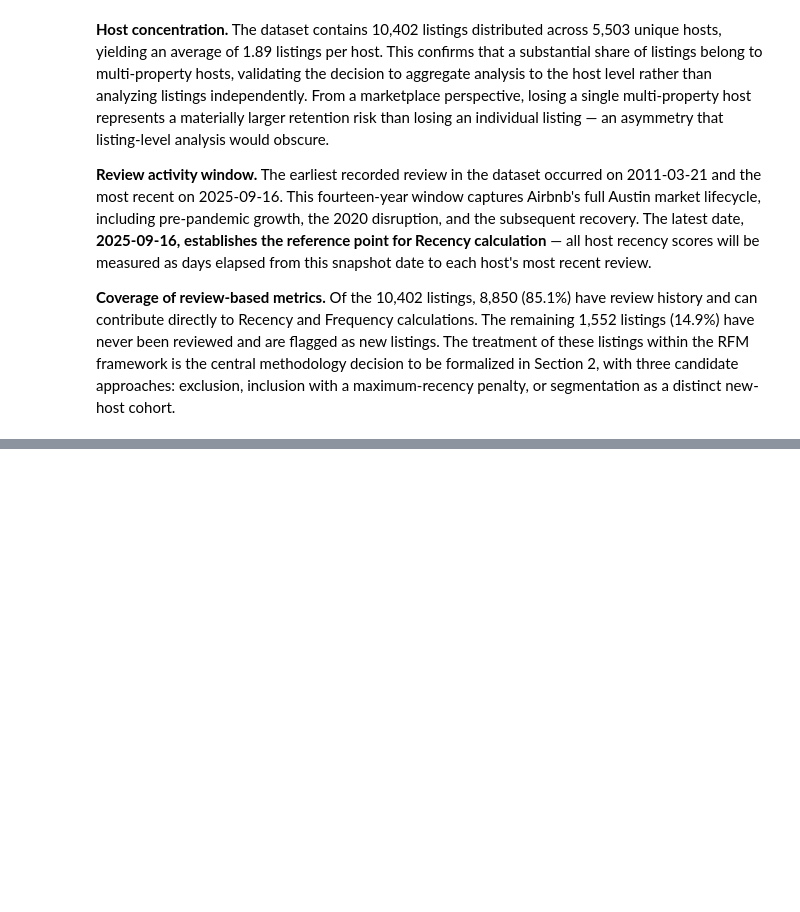
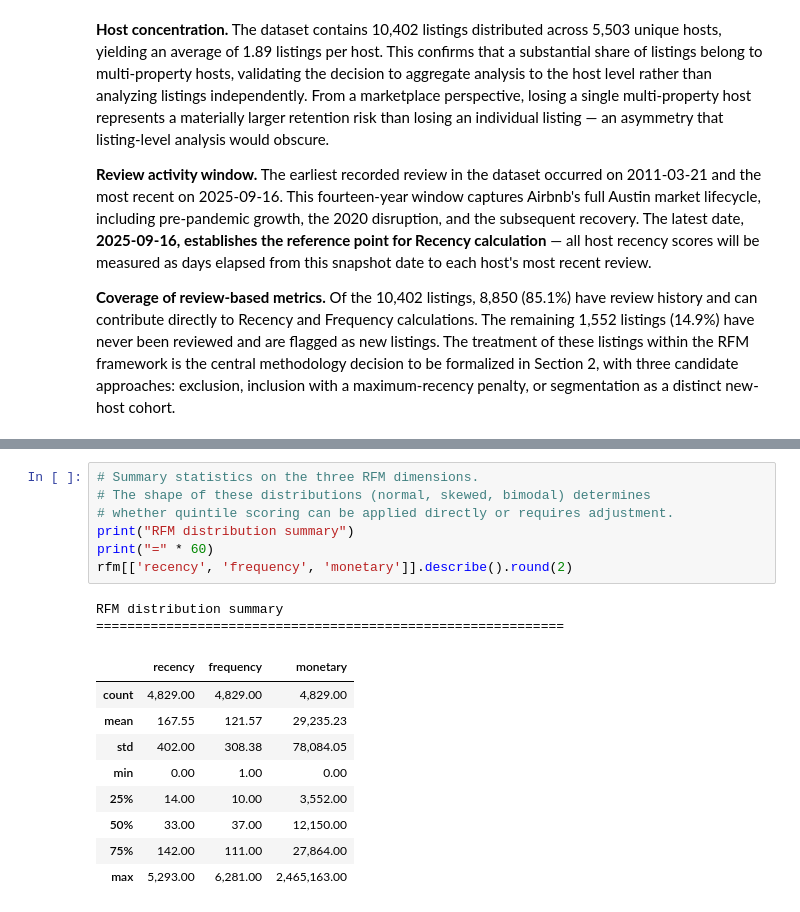
Before and after one commit to Cijan540/my-project-2-rfm-segmentation, a Jupyter notebook: rfm_analysis.ipynb, the cells around one changed output, grey strips where cells are left out. Drawn from its saved outputs; the diff is of its cells as text; blank space fills up the shorter version.

```diff
--- a/rfm_analysis.ipynb
+++ b/rfm_analysis.ipynb
@@ -165,0 +288,19 @@ Listings without:      1,552
+# %%
+# Summary statistics on the three RFM dimensions.
+# The shape of these distributions (normal, skewed, bimodal) determines
+# whether quintile scoring can be applied directly or requires adjustment.
+print("RFM distribution summary")
+print("=" * 60)
+rfm[['recency', 'frequency', 'monetary']].describe().round(2)
+# %% [output]
+RFM distribution summary
+============================================================
+|  | recency | frequency | monetary |
+| count | 4,829.00 | 4,829.00 | 4,829.00 |
+| mean | 167.55 | 121.57 | 29,235.23 |
+| std | 402.00 | 308.38 | 78,084.05 |
+| min | 0.00 | 1.00 | 0.00 |
+| 25% | 14.00 | 10.00 | 3,552.00 |
+| 50% | 33.00 | 37.00 | 12,150.00 |
+| 75% | 142.00 | 111.00 | 27,864.00 |
+| max | 5,293.00 | 6,281.00 | 2,465,163.00 |
```
Also changed, not shown: parts of 11 cells of this notebook.
